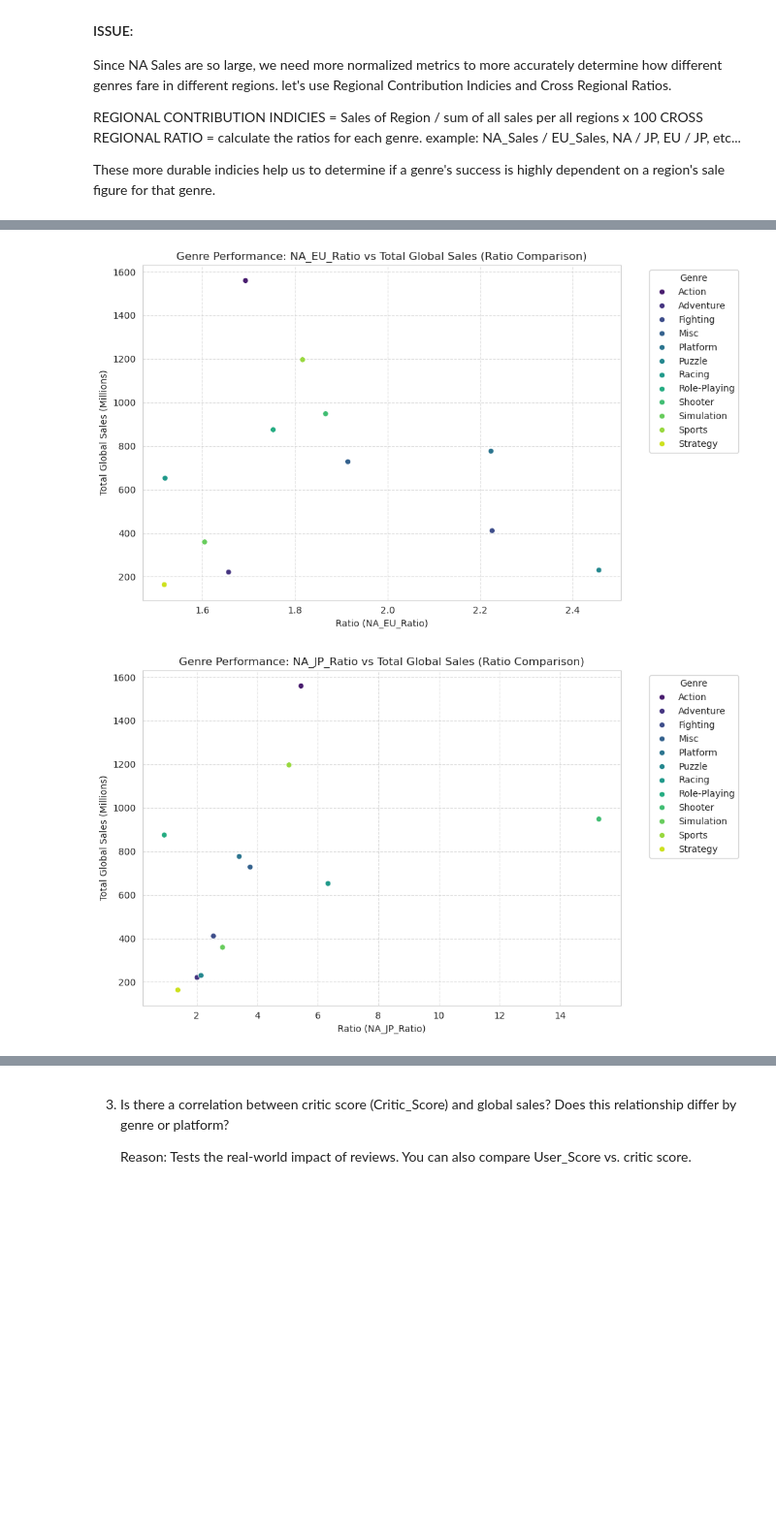
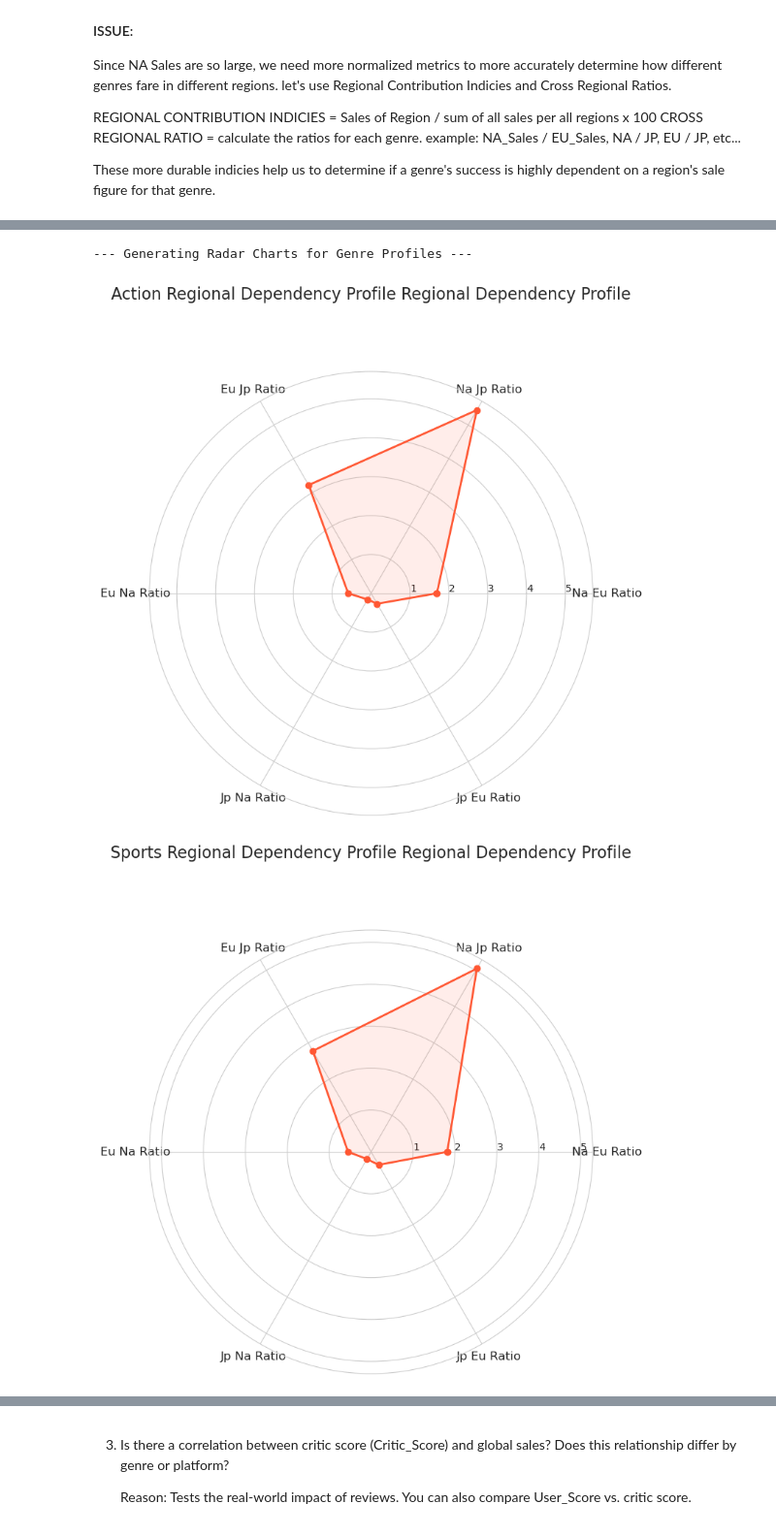
Before and after one commit to RacerBeats/DATA_ANALYTICS_FINAL_PROJ, a Jupyter notebook: Gaming sales project/game_analysis.ipynb, the cells around one changed output, grey strips where cells are left out. Shown at 97% size. Saved outputs shown, nothing was run; the diff lists cells and outputs as text; code cells hidden in the pictures; blank space fills up the shorter version.

```diff
--- a/Gaming sales project/game_analysis.ipynb
+++ b/Gaming sales project/game_analysis.ipynb
@@ -448,47 +449,70 @@ plt.xlabel('Genre')
 plt.ylabel('Contribution Percentage (%)')
 plt.xticks(rotation=45, ha='right')
 plt.legend(['NA Dominance', 'EU Dominance', 'JP Dominance'])
 plt.tight_layout()
 plt.show()
 
-# 2. Scatter Plot Loop for all CRRs (Comparative strength)
+# 2. Radar Chart Function and Execution (Cross-Regional Dependency Profile)
 
+def radarchart(data, title):
+    """Plots a single radar chart for the given genre profile."""
+    N = len(ratio_columns)
+    angles = np.linspace(0, 2 * pi, N, endpoint=False).tolist()
+
+    # Extract data values for the current genre's profile across all ratios
+    profile = [data[col] for col in ratio_columns]
+
+    # Complete the loop to close the shape by repeating the first point
+    angles += angles[:1]
+    profile += profile[:1]
+
+    fig, ax = plt.subplots(figsize=(8, 8), subplot_kw=dict(polar=True))
+    ax.plot(angles, profile, 'o-', linewidth=2, label='Genre Profile', color='#FF5733') # Plot line and points
+    ax.fill(angles, profile, alpha=0.1, color='#FF5733') # Fill area for visibility
+
+    # Set labels and title
+    ax.set_title(f'{title} Regional Dependency Profile', size=16, y=1.15)
+    ax.set_xticks(angles[:-1])
+    ax.set_xticklabels([col.replace('_', ' ').title() for col in ratio_columns], fontsize=12)
+    # Set y-axis label (implicit radial scale)
+    ax.set_rlabel_position(0)
+
+def plot_radar_charts():
+    """Generates separate radar chart for each of the Top N genres."""
+    print("\n--- Generating Radar Charts for Genre Profiles ---")
+    for genre in top_genres_visual:
+        # Retrieve the row data for the current genre
+        genre_data = genre_sales[genre_sales['Genre'] == genre].iloc[0]
+        title = f"{genre} Regional Dependency Profile"
+        radarchart(genre_data, title)
+
+# Define all ratio columns globally to be used by the function
 ratio_columns = [
-    'NA_EU_Ratio', 'NA_JP_Ratio', 'EU_JP_Ratio',  # NA is numerator
-    'EU_NA_Ratio', 'JP_NA_Ratio', 'JP_EU_Ratio'   # EU/JP are numerators
+    'NA_EU_Ratio', 'NA_JP_Ratio', 'EU_JP_Ratio',  # NA is numerator (X-axis)
+    'EU_NA_Ratio', 'JP_NA_Ratio', 'JP_EU_Ratio'   # EU/JP are numerators (Y-axis)
 ]
 
-for col in ratio_columns:
-    plt.figure(figsize=(10, 6))
-    # Use a consistent measure of total sales (Y-axis) and the current ratio (X-axis)
-    sns.scatterplot(x=plot_scatter[col], y=plot_scatter['Total_Global_Sales'], hue=plot_scatter['Genre'], data=plot_scatter, palette='viridis')
-    plt.title(f'Genre Performance: {col} vs Total Global Sales (Ratio Comparison)')
-    plt.xlabel(f'Ratio ({col})')
-    plt.ylabel('Total Global Sales (Millions)')
-    # Keep the legend visible but move it to avoid obscuring data points
-    plt.legend(bbox_to_anchor=(1.05, 1), loc='upper left', title='Genre')
-    plt.grid(True, linestyle='--', alpha=0.6)
-    plt.tight_layout()
-    plt.show()
+plot_radar_charts()
 # %% [output]
 --- Aggregated & Proportional Metrics Head ---
            Genre  Total_Global_Sales     RCI_NA     RCI_EU     RCI_JP
 0         Action             1559.58  56.361969  33.286526  10.351505
 1      Adventure              221.10  47.607417  28.738128  23.654455
 2       Fighting              411.17  54.323029  24.401099  21.275871
 3           Misc              728.12  55.934461  29.217711  14.847827
 4       Platform              776.68  57.359530  25.795694  16.844775
 5         Puzzle              230.19  53.377645  21.725531  24.896824
 6         Racing              652.57  55.066889  36.242855   8.690255
 7   Role-Playing              874.98  37.807721  21.567350  40.624929
 8        Shooter              948.34  62.450176  33.462682   4.087142
 9     Simulation              359.51  50.677311  31.576312  17.746377
 ... (18 lines left out)
 4      0.293670     0.653007
 7      1.074514     1.883631
 8      0.065446     0.122140
 10     0.198033     0.359723
 <Figure size 1200x700 with 0 Axes>
 [figure]
+--- Generating Radar Charts for Genre Profiles ---
-[figure, old version]
+[figure, new version]
-[figure, old version]
+[figure, new version]
```
Also changed, not shown: parts of 3 cells of this notebook.
